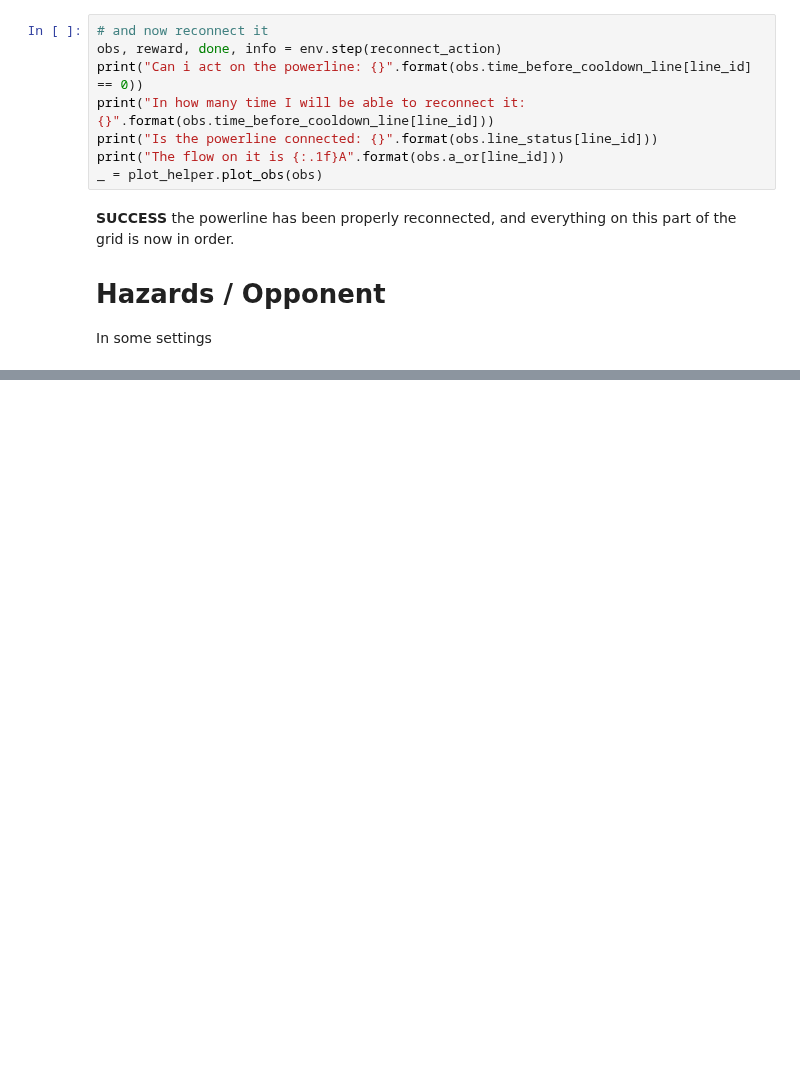
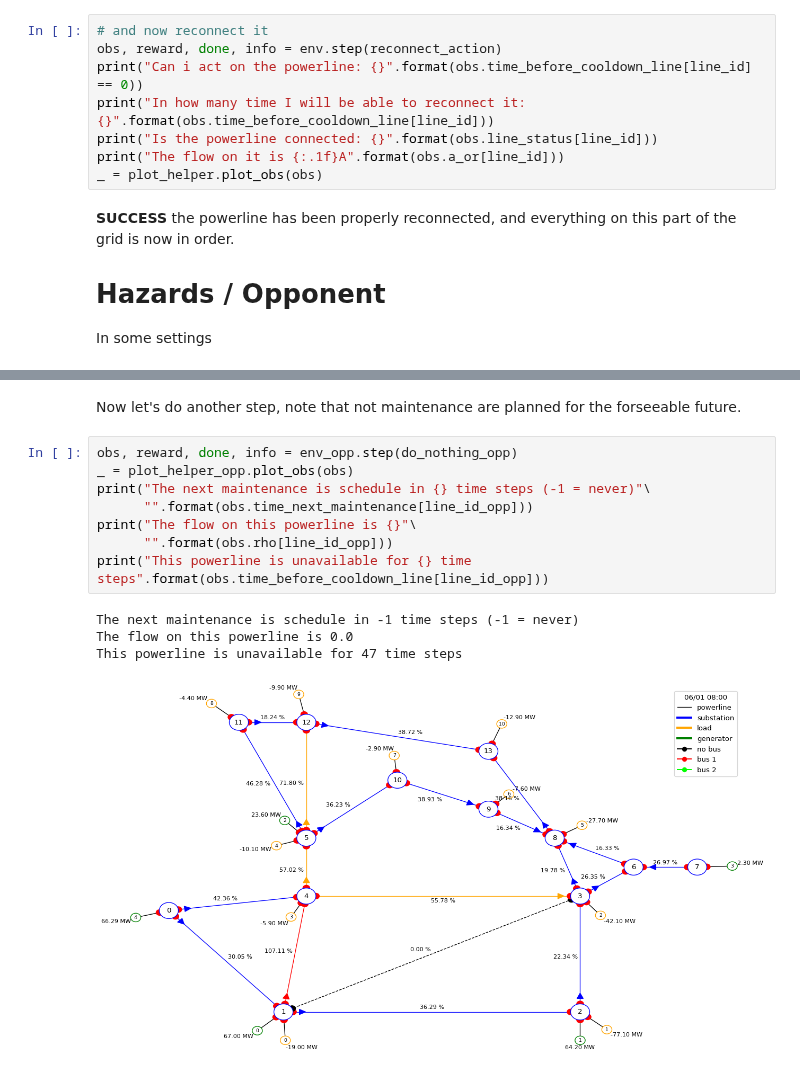
Before and after one commit to rte-france/Grid2Op, a Jupyter notebook: getting_started/9_EnvironmentModifications.ipynb, the cells around one changed output, grey strips where cells are left out. Saved outputs shown, nothing was run; the diff lists cells and outputs as text; blank space fills up the shorter version.

```diff
--- a/getting_started/9_EnvironmentModifications.ipynb
+++ b/getting_started/9_EnvironmentModifications.ipynb
@@ -120,0 +147,15 @@ env = grid2op.make("rte_case14_opponent", test=True)
+# %% [markdown]
+Now let's do another step, note that not maintenance are planned for the forseeable future.
+# %%
+obs, reward, done, info = env_opp.step(do_nothing_opp)
+_ = plot_helper_opp.plot_obs(obs)
+print("The next maintenance is schedule in {} time steps (-1 = never)"\
+      "".format(obs.time_next_maintenance[line_id_opp]))
+print("The flow on this powerline is {}"\
+      "".format(obs.rho[line_id_opp]))
+print("This powerline is unavailable for {} time steps".format(obs.time_before_cooldown_line[line_id_opp]))
+# %% [output]
+The next maintenance is schedule in -1 time steps (-1 = never)
+The flow on this powerline is 0.0
+This powerline is unavailable for 47 time steps
+[figure, added]
```
Also changed, not shown: parts of 5 cells of this notebook, 11 other files.
